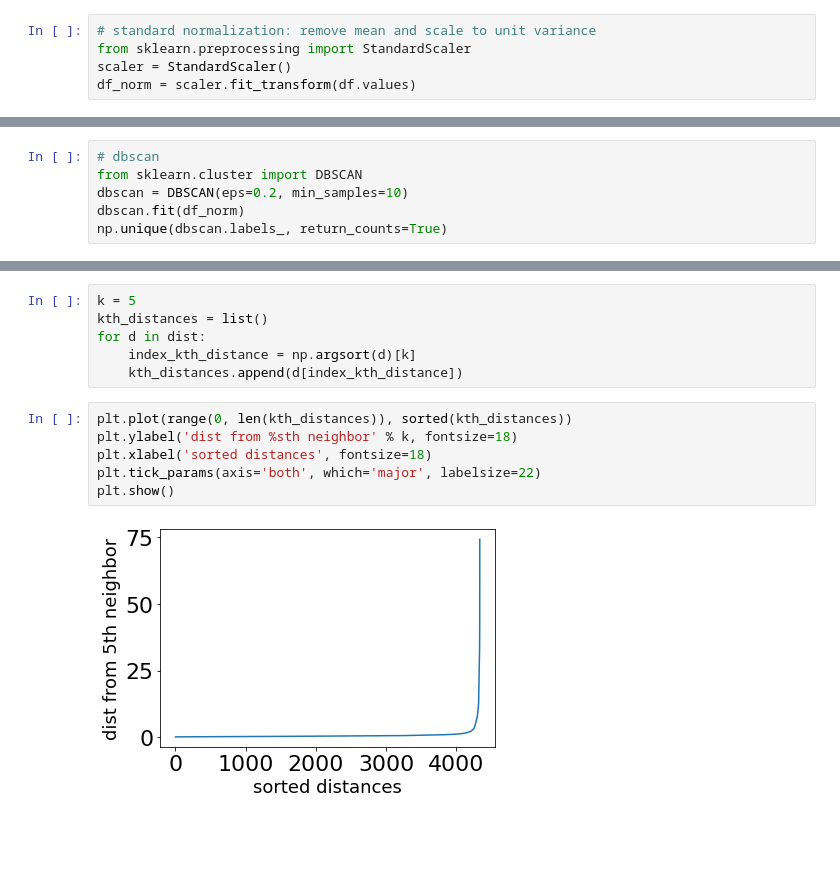
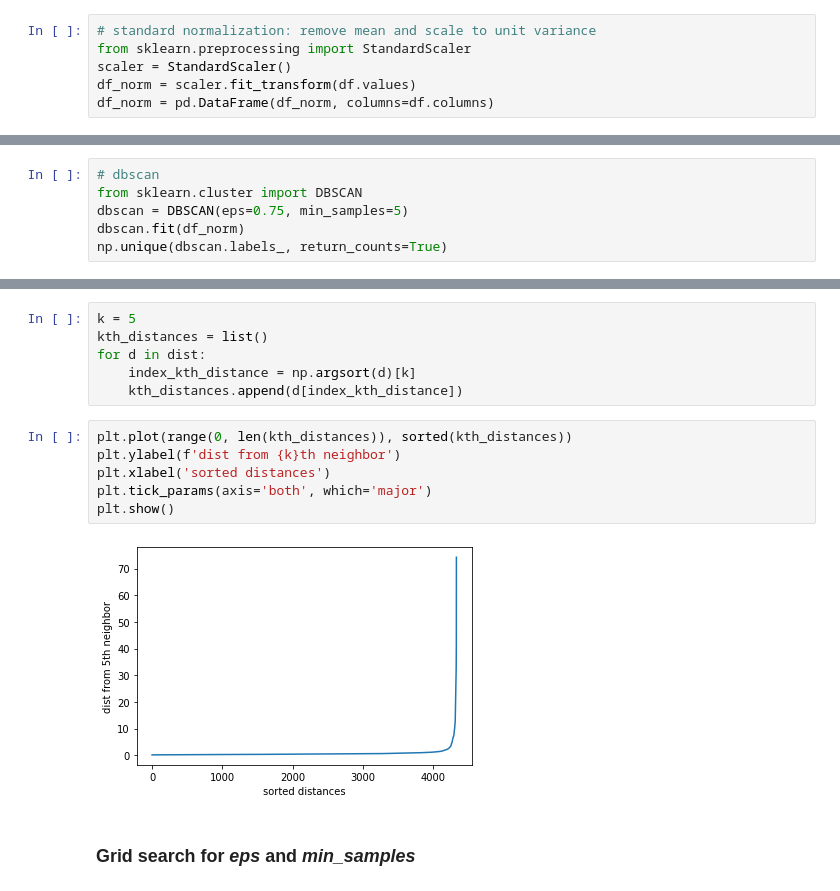
Before and after one commit to AlexPasqua/DM-project, a Jupyter notebook: DBSCAN.ipynb, the cells around one changed output, grey strips where cells are left out. Saved outputs shown, nothing was run; the diff lists cells and outputs as text; blank space fills up the shorter version.

Commit message:
Beginning of grid search for DBSCAN params

```diff
--- a/DBSCAN.ipynb
+++ b/DBSCAN.ipynb
@@ -43,3 +40,4 @@ memory usage: 507.8 KB
 from sklearn.preprocessing import StandardScaler
 scaler = StandardScaler()
 df_norm = scaler.fit_transform(df.values)
+df_norm = pd.DataFrame(df_norm, columns=df.columns)
@@ -48,7 +63,7 @@ df_norm = scaler.fit_transform(df.values)
 # %%
 # dbscan
 from sklearn.cluster import DBSCAN
-dbscan = DBSCAN(eps=0.2, min_samples=10)
+dbscan = DBSCAN(eps=0.75, min_samples=5)
 dbscan.fit(df_norm)
 np.unique(dbscan.labels_, return_counts=True)
 # %% [output]
@@ -66,9 +90,11 @@ for d in dist:
     kth_distances.append(d[index_kth_distance])
 # %%
 plt.plot(range(0, len(kth_distances)), sorted(kth_distances))
-plt.ylabel('dist from %sth neighbor' % k, fontsize=18)
-plt.xlabel('sorted distances', fontsize=18)
-plt.tick_params(axis='both', which='major', labelsize=22)
+plt.ylabel(f'dist from {k}th neighbor')
+plt.xlabel('sorted distances')
+plt.tick_params(axis='both', which='major')
 plt.show()
 # %% [output]
-[figure, old version]
+[figure, new version]
+# %% [markdown]
+### Grid search for _eps_ and <i>min_samples</i>
```
Also changed, not shown: parts of 14 cells of this notebook.
